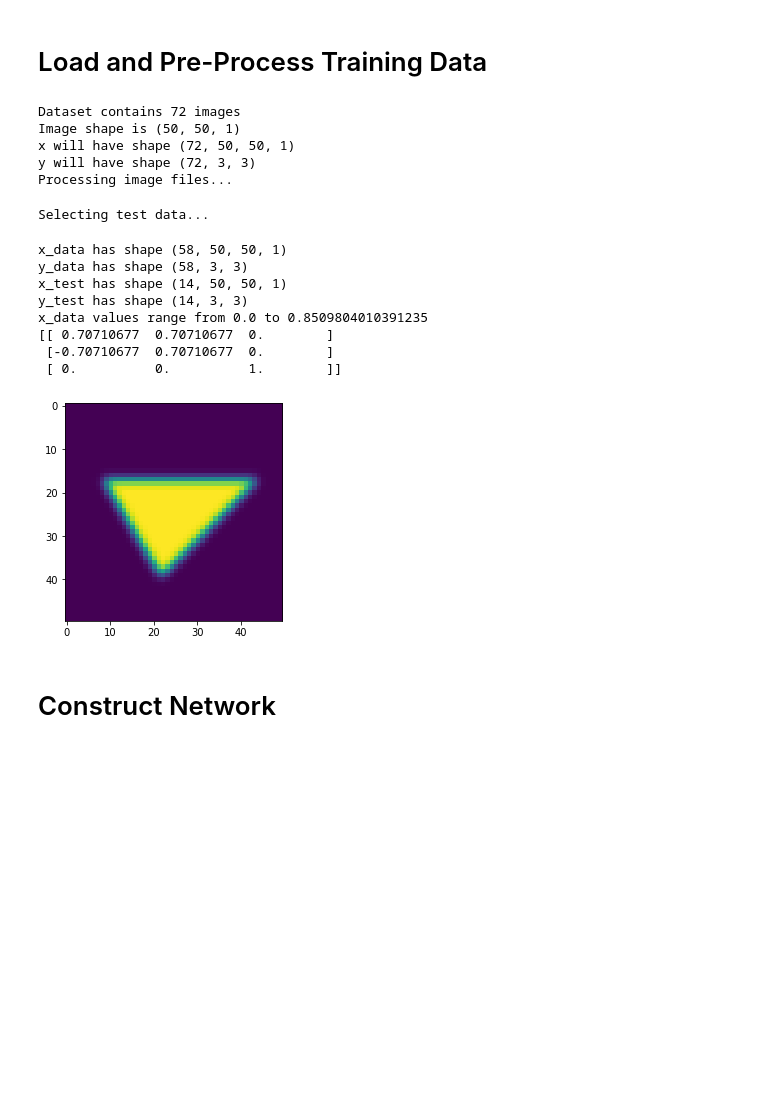
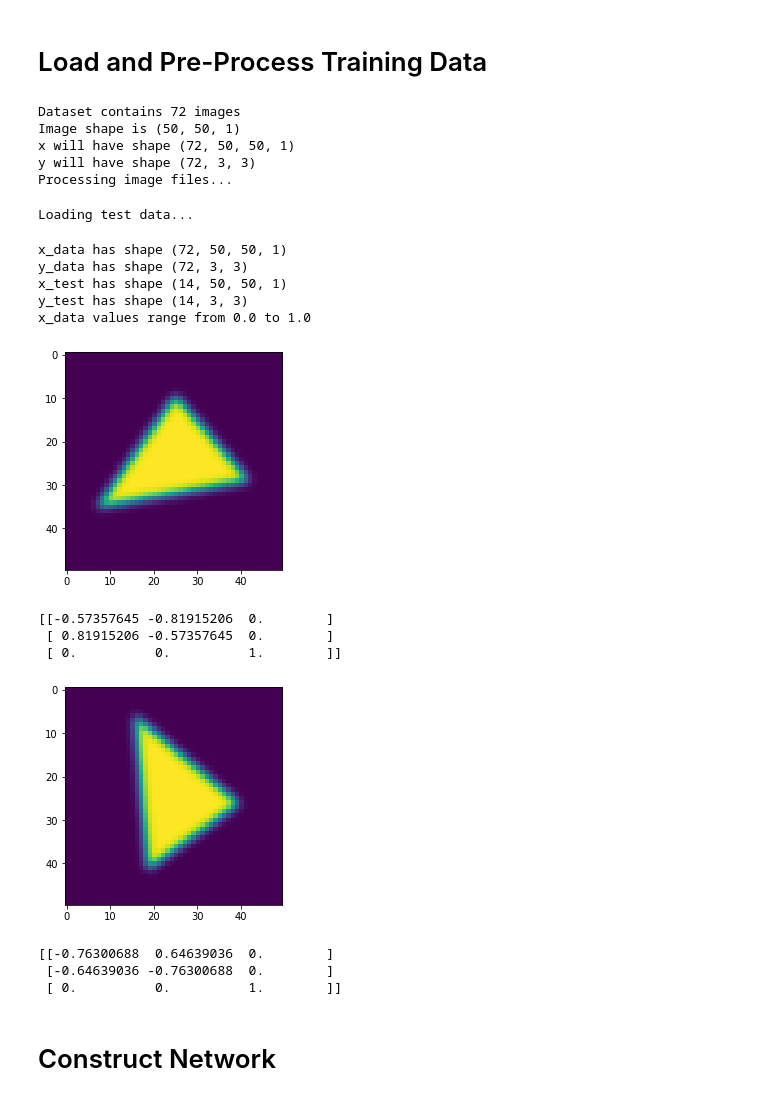
Before and after one commit to SEMOrientation/Y4ProjectNotebooks, a Jupyter notebook: 2D_Network.ipynb, the cells around one changed output. Cells and saved outputs as stored; diff of their text form; code cells hidden in the pictures; blank space fills up the shorter version.

Commit message:
Use separate test images and optimise quaternion SO3_distance

```diff
--- a/2D_Network.ipynb
+++ b/2D_Network.ipynb
@@ -7,10 +7,11 @@ Requirement already satisfied: pillow in /usr/local/lib/python3.7/dist-packages
 # %% [markdown]
 # Download Dataset
 # %%
-DATASET_DIR = "scalene_triangle_0_355_step5"
+DATASET_FILE = "scalene_triangle_0_355_step5_randomtest.zip"
+DATASET_DIR = "scalene_triangle_0_355_step5_randomtest"
 !rm -rf "$DATASET_DIR"
-!curl -L https://github.com/joshbarrass/Y4ProjectNotebooks/raw/master/scalene_triangle_0_355_step5.zip > "scalene_triangle_0_355_step5.zip"
-!unzip -d "$DATASET_DIR" "scalene_triangle_0_355_step5.zip" > /dev/null
+!curl -L https://github.com/joshbarrass/Y4ProjectNotebooks/raw/master/$DATASET_FILE > "$DATASET_FILE"
+!unzip -d "$DATASET_DIR" "$DATASET_FILE" > /dev/null
 # %% [output]
   % Total    % Received % Xferd  Average Speed   Time    Time     Time  Current
                                  Dload  Upload   Total   Spent    Left  Speed
@@ -153,7 +135,7 @@ RESIZE_SHAPE = (50, 50)
 GAUSS_RADIUS = 1
 image_filter = ImageFilter.GaussianBlur(radius=GAUSS_RADIUS)
 
-image_files = os.listdir(DATASET_DIR)
+image_files = os.listdir(os.path.join(DATASET_DIR, "train"))
 total_images = len(image_files)
 print(f"Dataset contains {total_images} images")
 if total_images == 0:
@@ -162,55 +144,65 @@ if total_images == 0:
 # image_shape = Image.open(os.path.join(DATASET_DIR, image_files[0])).size
 image_shape = RESIZE_SHAPE + (1,)
 print(f"Image shape is {image_shape}")
 x_data = np.zeros((total_images,) + image_shape, dtype="float32")
 y_data = np.zeros((total_images, 3, 3), dtype="float32")
 print(f"x will have shape {x_data.shape}")
 print(f"y will have shape {y_data.shape}")
 print("Processing image files...")
-for i, imf in tqdm(enumerate(image_files), total=total_images):
-  im = Image.open(os.path.join(DATASET_DIR, imf)).convert("L")
+
+def process_image(imf):
+  """Takes a path to an image and loads it, performs pre-processing, and returns the xdata and ydata"""
+  im = Image.open(imf).convert("L")
   im = im.resize(RESIZE_SHAPE)
   im = im.filter(image_filter)
-  x_data[i,:,:] = np.array(im).reshape(image_shape)/255
-  angle = float(os.path.splitext(imf)[0])
-  y_data[i,:,:] = R.from_euler("zyx", (angle, 0, 0), True).as_matrix()
+  angle = float(os.path.splitext(os.path.basename(imf))[0])
+  return np.array(im).reshape(image_shape)/255., R.from_euler("zyx", (angle, 0, 0), True).as_matrix()
 
-# take 20% of the images as test data
-total_test_images = int(0.2*total_images)
+# load training data
+for i, imf in tqdm(enumerate(image_files), total=total_images):
+  x_data[i,:,:], y_data[i,:,:] = process_image(os.path.join(DATASET_DIR, "train", imf))
+
+test_image_files = os.listdir(os.path.join(DATASET_DIR, "test"))
+total_test_images = len(test_image_files)
 x_test = np.zeros((total_test_images,) + x_data.shape[1:])
 y_test = np.zeros((total_test_images,) + y_data.shape[1:])
-print("Selecting test data...")
-for i in tqdm(range(total_test_images)):
-  r = random.randrange(x_data.shape[0])
-  x_test[i] = x_data[r]
-  x_data = np.delete(x_data, r, 0)
-  y_test[i] = y_data[r]
-  y_data = np.delete(y_data, r, 0)
+print("Loading test data...")
+for i, imf in tqdm(enumerate(test_image_files), total=total_test_images):
+  x_test[i,:,:], y_test[i,:,:] = process_image(os.path.join(DATASET_DIR, "test", imf))
+
 print(f"x_data has shape {x_data.shape}")
 print(f"y_data has shape {y_data.shape}")
 print(f"x_test has shape {x_test.shape}")
 print(f"y_test has shape {y_test.shape}")
 
 print(f"x_data values range from {np.min(x_data)} to {np.max(x_data)}")
 
 plt.imshow(x_data[0,:,:].reshape(RESIZE_SHAPE))
+plt.show()
 print(y_data[0,:,:])
+plt.imshow(x_test[1,:,:].reshape(RESIZE_SHAPE))
+plt.show()
+print(y_test[1,:,:])
 # %% [output]
 Dataset contains 72 images
 Image shape is (50, 50, 1)
 x will have shape (72, 50, 50, 1)
 y will have shape (72, 3, 3)
 Processing image files...
-Selecting test data...
+Loading test data...
-x_data has shape (58, 50, 50, 1)
-y_data has shape (58, 3, 3)
+x_data has shape (72, 50, 50, 1)
+y_data has shape (72, 3, 3)
 x_test has shape (14, 50, 50, 1)
 y_test has shape (14, 3, 3)
-x_data values range from 0.0 to 0.8509804010391235
-[[ 0.70710677  0.70710677  0.        ]
- [-0.70710677  0.70710677  0.        ]
- [ 0.          0.          1.        ]]
+x_data values range from 0.0 to 1.0
-[figure, old version]
+[figure, new version]
+[[-0.57357645 -0.81915206  0.        ]
+ [ 0.81915206 -0.57357645  0.        ]
+ [ 0.          0.          1.        ]]
+[figure, added]
+[[-0.76300688  0.64639036  0.        ]
+ [-0.64639036 -0.76300688  0.        ]
+ [ 0.          0.          1.        ]]
 # %% [markdown]
 # Construct Network
 # %%
```
Also changed, not shown: parts of 8 cells of this notebook.
